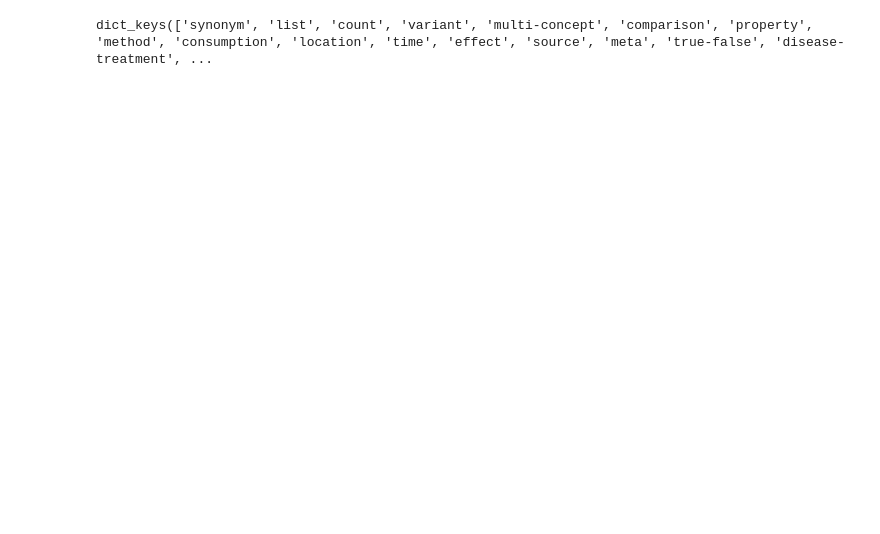
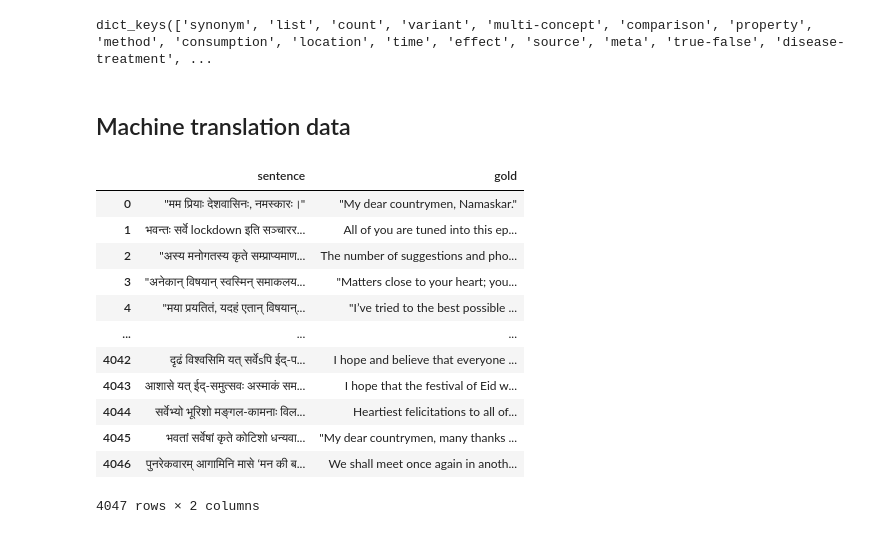
Before and after one commit to mahesh-ak/SktQA, a Jupyter notebook: Plots.ipynb, the cells around one changed output. Saved outputs shown, nothing was run; the diff lists cells and outputs as text; code cells hidden in the pictures; blank space fills up the shorter version.

Commit message:
Added: Machine Translation

```diff
--- a/Plots.ipynb
+++ b/Plots.ipynb
@@ -689,3 +689,5 @@ for c in catgs:
 category2idx['ayurveda'].keys()
 # %% [output]
 dict_keys(['synonym', 'list', 'count', 'variant', 'multi-concept', 'comparison', 'property', 'method', 'consumption', 'location', 'time', 'effect', 'source', 'meta', 'true-false', 'disease-treatment', ...
+# %% [markdown]
+## Machine translation data
@@ -691,0 +696,27 @@ dict_keys(['synonym', 'list', 'count', 'variant', 'multi-concept', 'comparison',
+# %%
+with open("data/mt/mkb.sa",'r') as src_fp:
+    with open("data/mt/mkb.en",'r') as tar_fp:
+        src_lines = src_fp.read().split('\n')
+        tar_lines = tar_fp.read().split('\n')
+
+mt_data = {'sentence': [], 'gold': []}
+for src_l, tar_l in zip(src_lines[:-1], tar_lines[:-1]):
+    mt_data['sentence'].append(src_l)
+    mt_data['gold'].append(tar_l)
+
+mt_df = pd.DataFrame(mt_data)
+mt_df
+# %% [output]
+|  | sentence | gold |
+| 0 | "मम प्रियाः देशवासिनः, नमस्कारः।" | "My dear countrymen, Namaskar." |
+| 1 | भवन्तः सर्वे lockdown इति सञ्चारर... | All of you are tuned into this ep... |
+| 2 | "अस्य मनोगतस्य कृते सम्प्राप्यमाण... | The number of suggestions and pho... |
+| 3 | "अनेकान् विषयान् स्वस्मिन् समाकलय... | "Matters close to your heart; you... |
+| 4 | "मया प्रयतितं, यदहं एतान् विषयान्... | "I’ve tried to the best possible ... |
+| ... | ... | ... |
+| 4042 | दृढं विश्वसिमि यत् सर्वेsपि ईद्-प... | I hope and believe that everyone ... |
+| 4043 | आशासे यत् ईद्-समुत्सवः अस्माकं सम... | I hope that the festival of Eid w... |
+| 4044 | सर्वेभ्यो भूरिशो मङ्गल-कामनाः विल... | Heartiest felicitations to all of... |
+| 4045 | भवतां सर्वेषां कृते कोटिशो धन्यवा... | "My dear countrymen, many thanks ... |
+| 4046 | पुनरेकवारम् आगामिनि मासे ‘मन की ब... | We shall meet once again in anoth... |
+4047 rows × 2 columns
```
Also changed, not shown: parts of 5 cells of this notebook, 7 other files.
